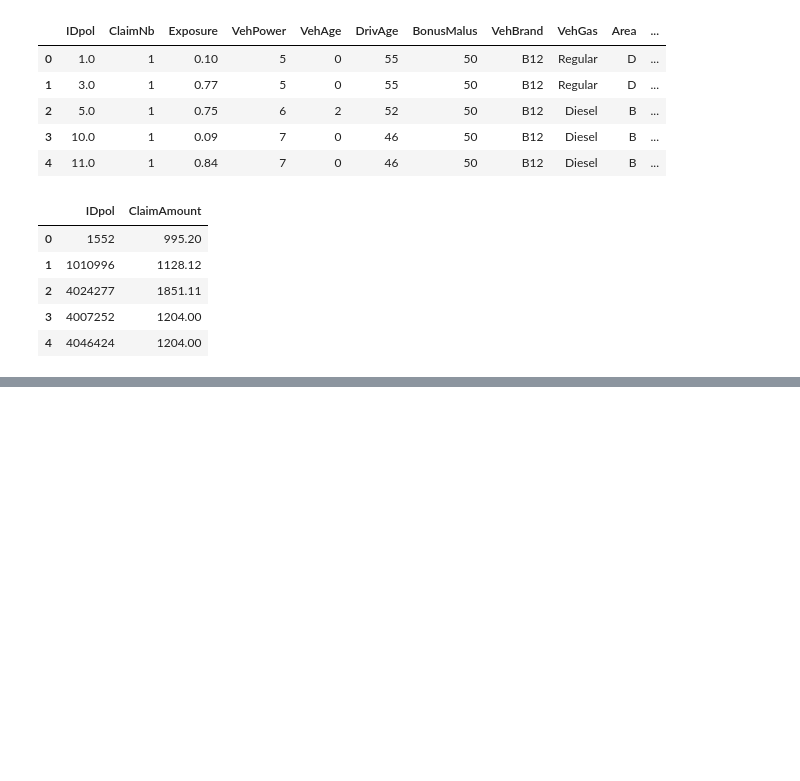
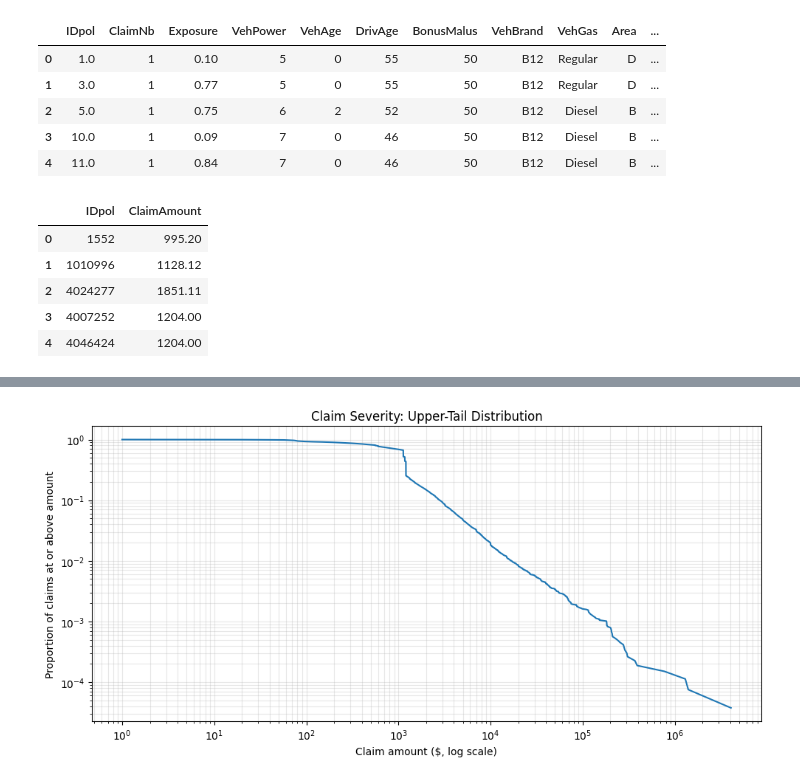
Before and after one commit to ericrulz643/Insurance-Risk-Pricing-Analysis, a Jupyter notebook: notebooks/insurance_risk_pricing_analysis.ipynb, the cells around one changed output, grey strips where cells are left out. Saved outputs shown, nothing was run; the diff lists cells and outputs as text; code cells hidden in the pictures; blank space fills up the shorter version.

```diff
--- a/notebooks/insurance_risk_pricing_analysis.ipynb
+++ b/notebooks/insurance_risk_pricing_analysis.ipynb
@@ -535,0 +1664,22 @@ Severity records for unmatched policies:
+# %%
+import numpy as np
+import matplotlib.pyplot as plt
+
+claims_sorted = np.sort(sev["ClaimAmount"].to_numpy())
+n = len(claims_sorted)
+
+# Proportion of claims greater than or equal to each amount
+survival_prob = (n - np.arange(n)) / n
+
+plt.figure(figsize=(10, 5))
+plt.plot(claims_sorted, survival_prob)
+plt.xscale("log")
+plt.yscale("log")
+plt.title("Claim Severity: Upper-Tail Distribution")
+plt.xlabel("Claim amount ($, log scale)")
+plt.ylabel("Proportion of claims at or above amount")
+plt.grid(True, which="both", alpha=0.3)
+plt.tight_layout()
+plt.show()
+# %% [output]
+[figure, added]
```
Also changed, not shown: parts of 70 cells of this notebook.
